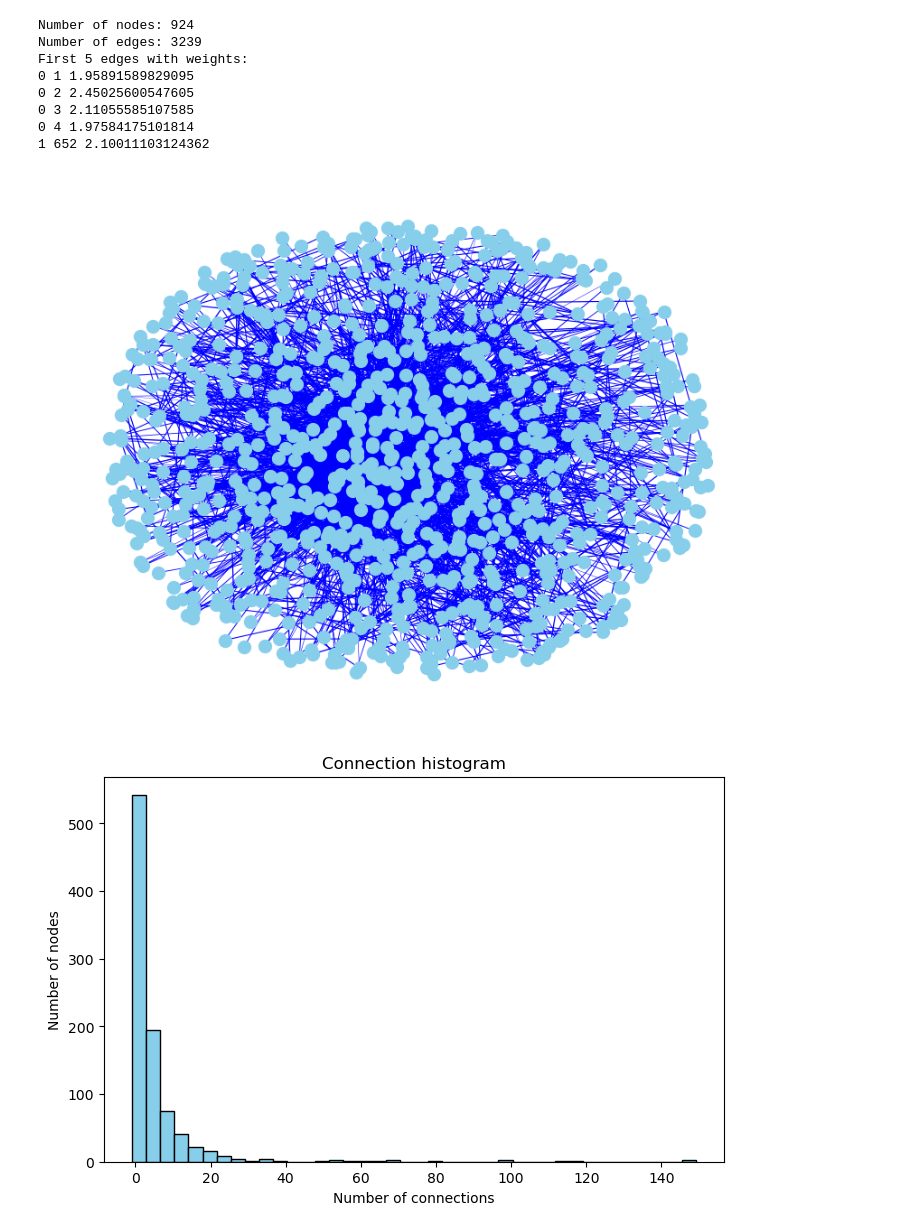
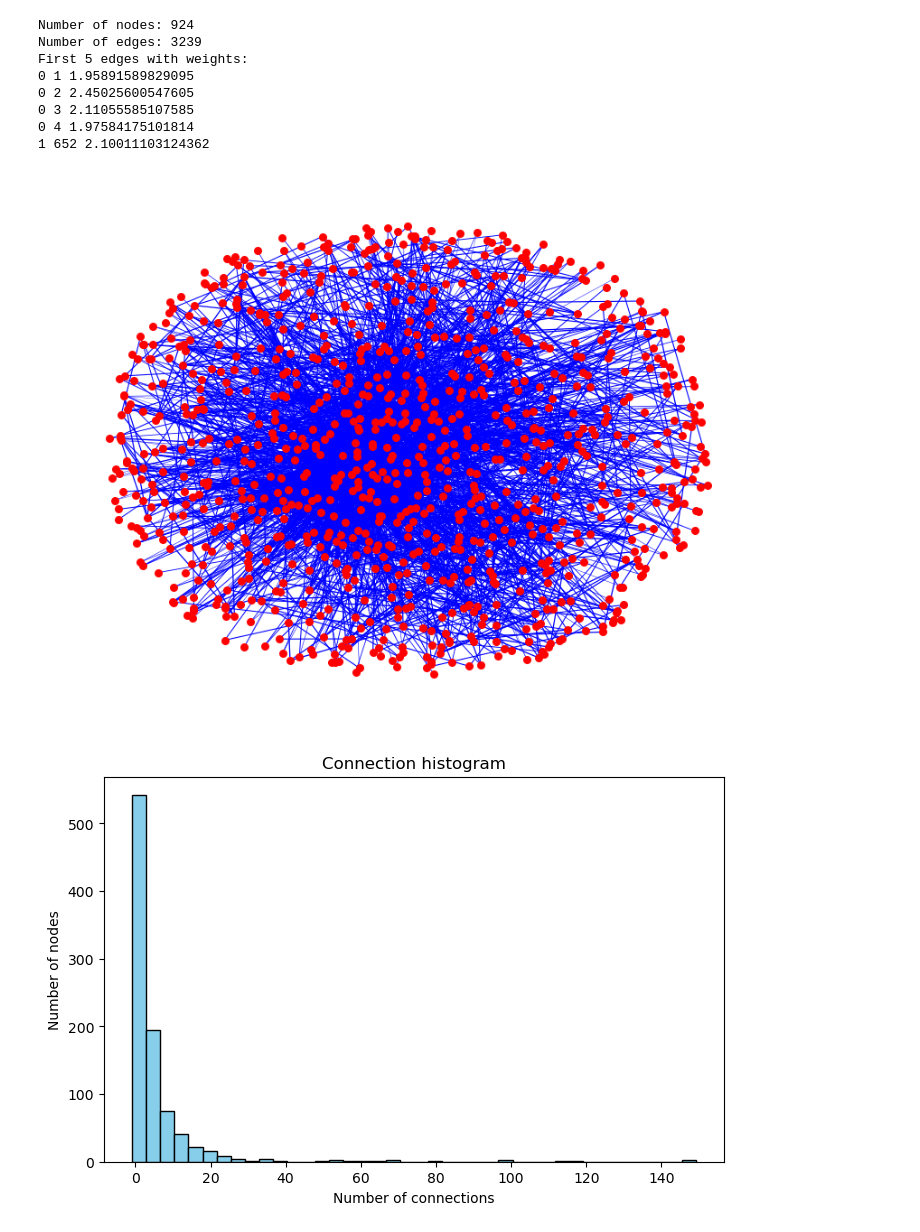
Before and after one commit to kubek22/SNARS, a Jupyter notebook: project2/project2.ipynb, the cells around one changed output. Drawn from its saved outputs; the diff is of its cells as text; code cells hidden in the pictures.

```diff
--- a/project2/project2.ipynb
+++ b/project2/project2.ipynb
@@ -93,26 +92,26 @@ First 5 edges with weights:
 # %%
 # plotting the graph
 plt.figure(figsize=(8, 6))
 pos = nx.spring_layout(G, seed=42, k=0.5)
 
 weights = np.array([data.get('weight', 1) for _, _, data in G.edges(data=True)])
 
 min_w, max_w = weights.min(), weights.max()
 scaled_widths = (weights - min_w) / (max_w - min_w + 1e-9)
 
 nx.draw(
     G, pos,
     with_labels=False,
-    node_color="skyblue",
-    node_size=100,
+    node_color="red",
+    node_size=30,
     edge_color="blue",
     width=scaled_widths,
     font_weight="bold",
 )
 
 plt.show()
 # %% [output]
-[figure, old version]
+[figure, new version]
 # %%
 # drawing histogram
 degrees = [val for (node, val) in G.degree()]
```
Also changed, not shown: parts of 11 cells of this notebook, 2 other files.
